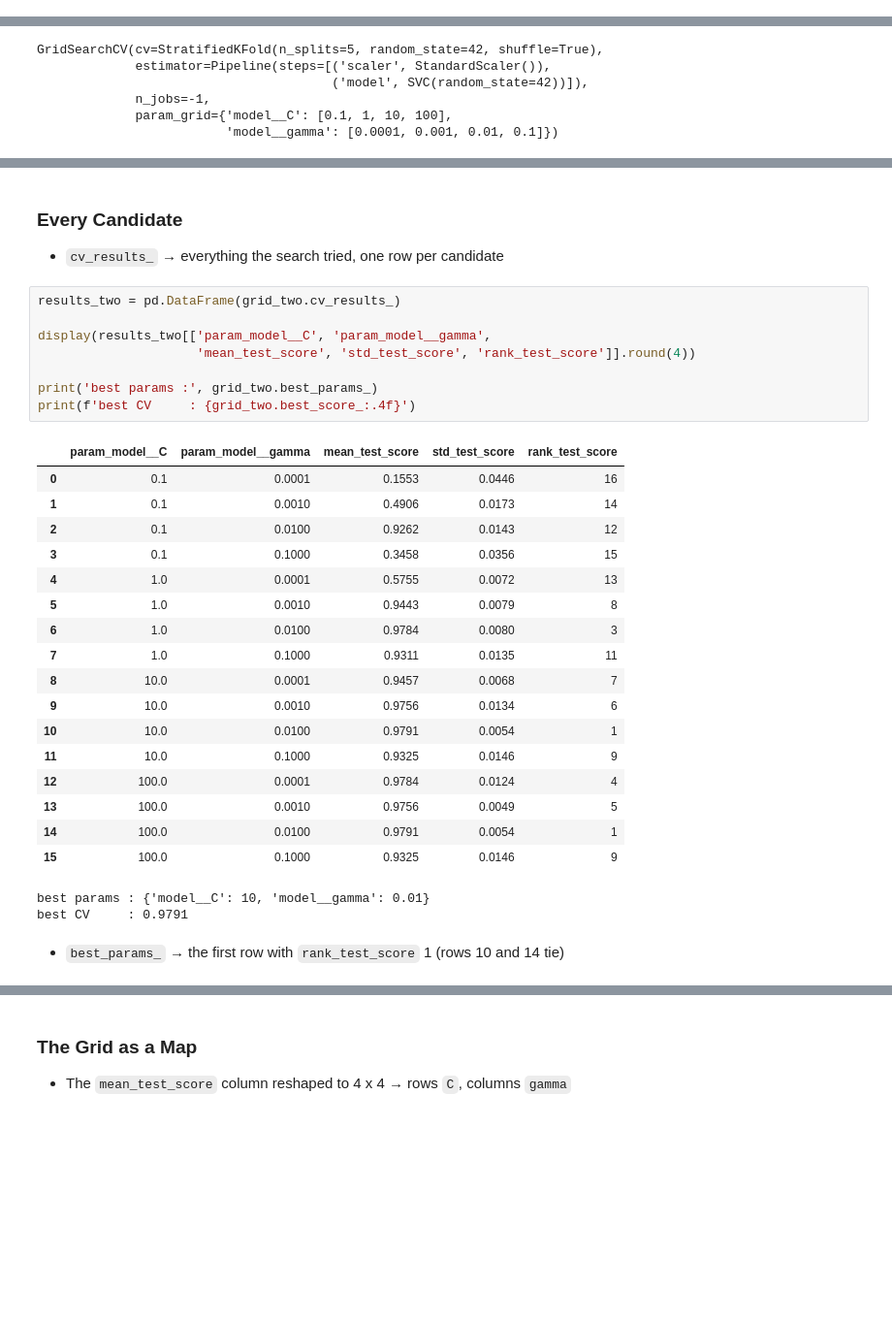
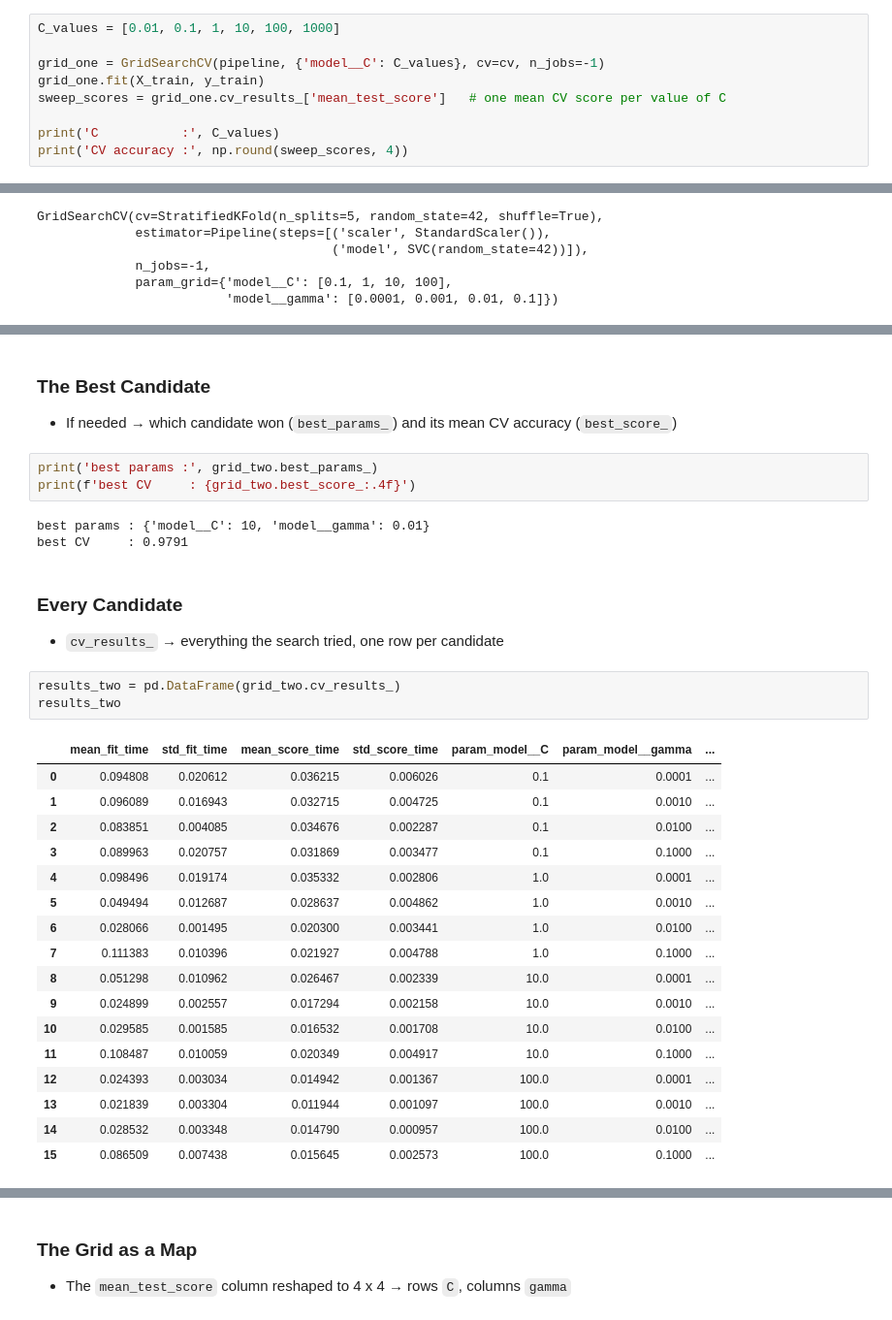
Before and after one commit to jongmoonha/AI-ME-Practice, a Jupyter notebook: Practice05_AutoML.ipynb, the cells around one changed output, grey strips where cells are left out. Shown at 97% size. Cells and saved outputs as stored; diff of their text form; blank space fills up the shorter version.

```diff
--- a/Practice05_AutoML.ipynb
+++ b/Practice05_AutoML.ipynb
@@ -141,0 +125,9 @@ C =    1000   5-fold CV accuracy = 0.9798
+# %%
+C_values = [0.01, 0.1, 1, 10, 100, 1000]
+
+grid_one = GridSearchCV(pipeline, {'model__C': C_values}, cv=cv, n_jobs=-1)
+grid_one.fit(X_train, y_train)
+sweep_scores = grid_one.cv_results_['mean_test_score']   # one mean CV score per value of C
+
+print('C           :', C_values)
+print('CV accuracy :', np.round(sweep_scores, 4))
@@ -175,34 +198,35 @@ GridSearchCV(cv=StratifiedKFold(n_splits=5, random_state=42, shuffle=True),
+# %% [markdown]
+### The Best Candidate
+
+- If needed → which candidate won (`best_params_`) and its mean CV accuracy (`best_score_`)
+# %%
+print('best params :', grid_two.best_params_)
+print(f'best CV     : {grid_two.best_score_:.4f}')
+# %% [output]
+best params : {'model__C': 10, 'model__gamma': 0.01}
+best CV     : 0.9791
 # %% [markdown]
 ### Every Candidate
 
 - `cv_results_` → everything the search tried, one row per candidate
-# %%
-results_two = pd.DataFrame(grid_two.cv_results_)
-
-display(results_two[['param_model__C', 'param_model__gamma',
-                     'mean_test_score', 'std_test_score', 'rank_test_score']].round(4))
-
-print('best params :', grid_two.best_params_)
-print(f'best CV     : {grid_two.best_score_:.4f}')
-# %% [output]
-|  | param_model__C | param_model__gamma | mean_test_score | std_test_score | rank_test_score |
-| 0 | 0.1 | 0.0001 | 0.1553 | 0.0446 | 16 |
-| 1 | 0.1 | 0.0010 | 0.4906 | 0.0173 | 14 |
-| 2 | 0.1 | 0.0100 | 0.9262 | 0.0143 | 12 |
-| 3 | 0.1 | 0.1000 | 0.3458 | 0.0356 | 15 |
-| 4 | 1.0 | 0.0001 | 0.5755 | 0.0072 | 13 |
-| 5 | 1.0 | 0.0010 | 0.9443 | 0.0079 | 8 |
-| 6 | 1.0 | 0.0100 | 0.9784 | 0.0080 | 3 |
-| 7 | 1.0 | 0.1000 | 0.9311 | 0.0135 | 11 |
-| 8 | 10.0 | 0.0001 | 0.9457 | 0.0068 | 7 |
-| 9 | 10.0 | 0.0010 | 0.9756 | 0.0134 | 6 |
-| 10 | 10.0 | 0.0100 | 0.9791 | 0.0054 | 1 |
-| 11 | 10.0 | 0.1000 | 0.9325 | 0.0146 | 9 |
-| 12 | 100.0 | 0.0001 | 0.9784 | 0.0124 | 4 |
-| 13 | 100.0 | 0.0010 | 0.9756 | 0.0049 | 5 |
-| 14 | 100.0 | 0.0100 | 0.9791 | 0.0054 | 1 |
-| 15 | 100.0 | 0.1000 | 0.9325 | 0.0146 | 9 |
-best params : {'model__C': 10, 'model__gamma': 0.01}
-best CV     : 0.9791
-# %% [markdown]
-- `best_params_` → the first row with `rank_test_score` 1 (rows 10 and 14 tie)
+# %%
+results_two = pd.DataFrame(grid_two.cv_results_)
+results_two
+# %% [output]
+|  | mean_fit_time | std_fit_time | mean_score_time | std_score_time | param_model__C | param_model__gamma | ... |
+| 0 | 0.094808 | 0.020612 | 0.036215 | 0.006026 | 0.1 | 0.0001 | ... |
+| 1 | 0.096089 | 0.016943 | 0.032715 | 0.004725 | 0.1 | 0.0010 | ... |
+| 2 | 0.083851 | 0.004085 | 0.034676 | 0.002287 | 0.1 | 0.0100 | ... |
+| 3 | 0.089963 | 0.020757 | 0.031869 | 0.003477 | 0.1 | 0.1000 | ... |
+| 4 | 0.098496 | 0.019174 | 0.035332 | 0.002806 | 1.0 | 0.0001 | ... |
+| 5 | 0.049494 | 0.012687 | 0.028637 | 0.004862 | 1.0 | 0.0010 | ... |
+| 6 | 0.028066 | 0.001495 | 0.020300 | 0.003441 | 1.0 | 0.0100 | ... |
+| 7 | 0.111383 | 0.010396 | 0.021927 | 0.004788 | 1.0 | 0.1000 | ... |
+| 8 | 0.051298 | 0.010962 | 0.026467 | 0.002339 | 10.0 | 0.0001 | ... |
+| 9 | 0.024899 | 0.002557 | 0.017294 | 0.002158 | 10.0 | 0.0010 | ... |
+| 10 | 0.029585 | 0.001585 | 0.016532 | 0.001708 | 10.0 | 0.0100 | ... |
+| 11 | 0.108487 | 0.010059 | 0.020349 | 0.004917 | 10.0 | 0.1000 | ... |
+| 12 | 0.024393 | 0.003034 | 0.014942 | 0.001367 | 100.0 | 0.0001 | ... |
+| 13 | 0.021839 | 0.003304 | 0.011944 | 0.001097 | 100.0 | 0.0010 | ... |
+| 14 | 0.028532 | 0.003348 | 0.014790 | 0.000957 | 100.0 | 0.0100 | ... |
+| 15 | 0.086509 | 0.007438 | 0.015645 | 0.002573 | 100.0 | 0.1000 | ... |
```
Also changed, not shown: parts of 75 cells of this notebook.
